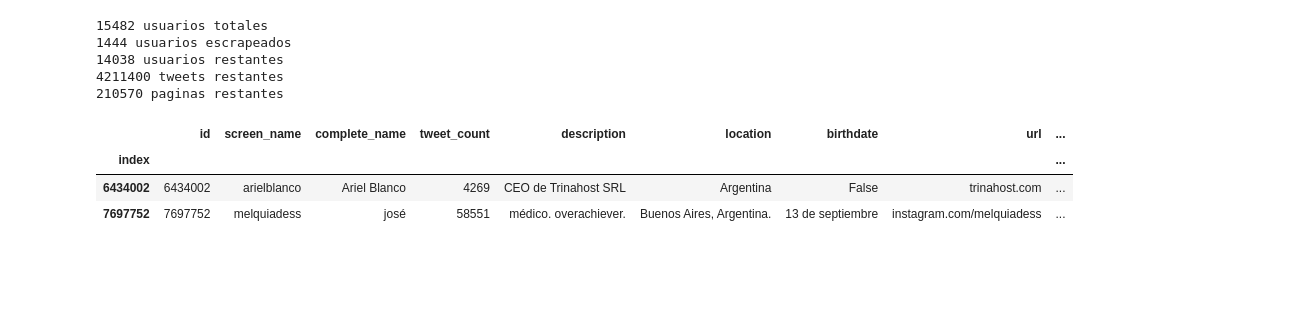
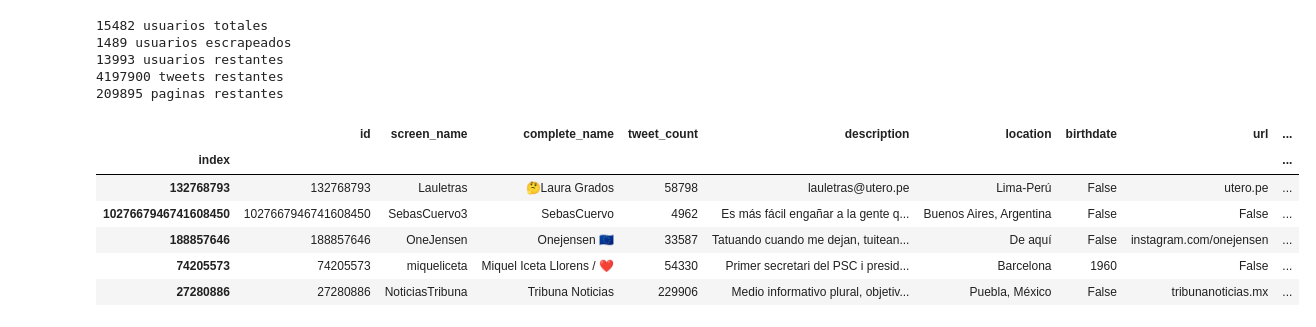
Before and after one commit to fermasia/argBot, a Jupyter notebook: twitterScraper/TweetsScraper.ipynb, the cells around one changed output. Cells and saved outputs as stored; diff of their text form; code cells hidden in the pictures; blank space fills up the shorter version.

```diff
--- a/twitterScraper/TweetsScraper.ipynb
+++ b/twitterScraper/TweetsScraper.ipynb
@@ -149,17 +149,22 @@ toScrap = toScrap.loc[toScrap.index.difference(scrapedUsers.index.map(int)).valu
 print(len(toScrap), 'usuarios restantes')
 print(len(toScrap) * 15 * 20, 'tweets restantes')
 print(len(toScrap) * 15, 'paginas restantes')
-toScrap.head(2)
 # %% [output]
 15482 usuarios totales
-1444 usuarios escrapeados
-14038 usuarios restantes
-4211400 tweets restantes
-210570 paginas restantes
+1489 usuarios escrapeados
+13993 usuarios restantes
+4197900 tweets restantes
+209895 paginas restantes
-|  | id | screen_name | complete_name | tweet_count | description | location | birthdate | url | ... |
-| index |  |  |  |  |  |  |  |  | ... |
-| 6434002 | 6434002 | arielblanco | Ariel Blanco | 4269 | CEO de Trinahost SRL | Argentina | False | trinahost.com | ... |
-| 7697752 | 7697752 | melquiadess | josé | 58551 | médico. overachiever. | Buenos Aires, Argentina. | 13 de septiembre | instagram.com/melquiadess | ... |
+# %%
+toScrap.sample(5)
+# %% [output]
+|  | id | screen_name | complete_name | tweet_count | description | location | birthdate | url | ... |
+| index |  |  |  |  |  |  |  |  | ... |
+| 132768793 | 132768793 | Lauletras | 🤔Laura Grados | 58798 | lauletras@utero.pe | Lima-Perú | False | utero.pe | ... |
+| 1027667946741608450 | 1027667946741608450 | SebasCuervo3 | SebasCuervo | 4962 | Es más fácil engañar a la gente q... | Buenos Aires, Argentina | False | False | ... |
+| 188857646 | 188857646 | OneJensen | Onejensen 🇪🇺 | 33587 | Tatuando cuando me dejan, tuitean... | De aquí | False | instagram.com/onejensen | ... |
+| 74205573 | 74205573 | miqueliceta | Miquel Iceta Llorens / ❤️ | 54330 | Primer secretari del PSC i presid... | Barcelona | 1960 | False | ... |
+| 27280886 | 27280886 | NoticiasTribuna | Tribuna Noticias | 229906 | Medio informativo plural, objetiv... | Puebla, México | False | tribunanoticias.mx | ... |
 # %%
 # dataTweets = pd.DataFrame(columns=[
 #     'tweet_id',
```
Also changed, not shown: parts of 5 cells of this notebook, 7 other files.
